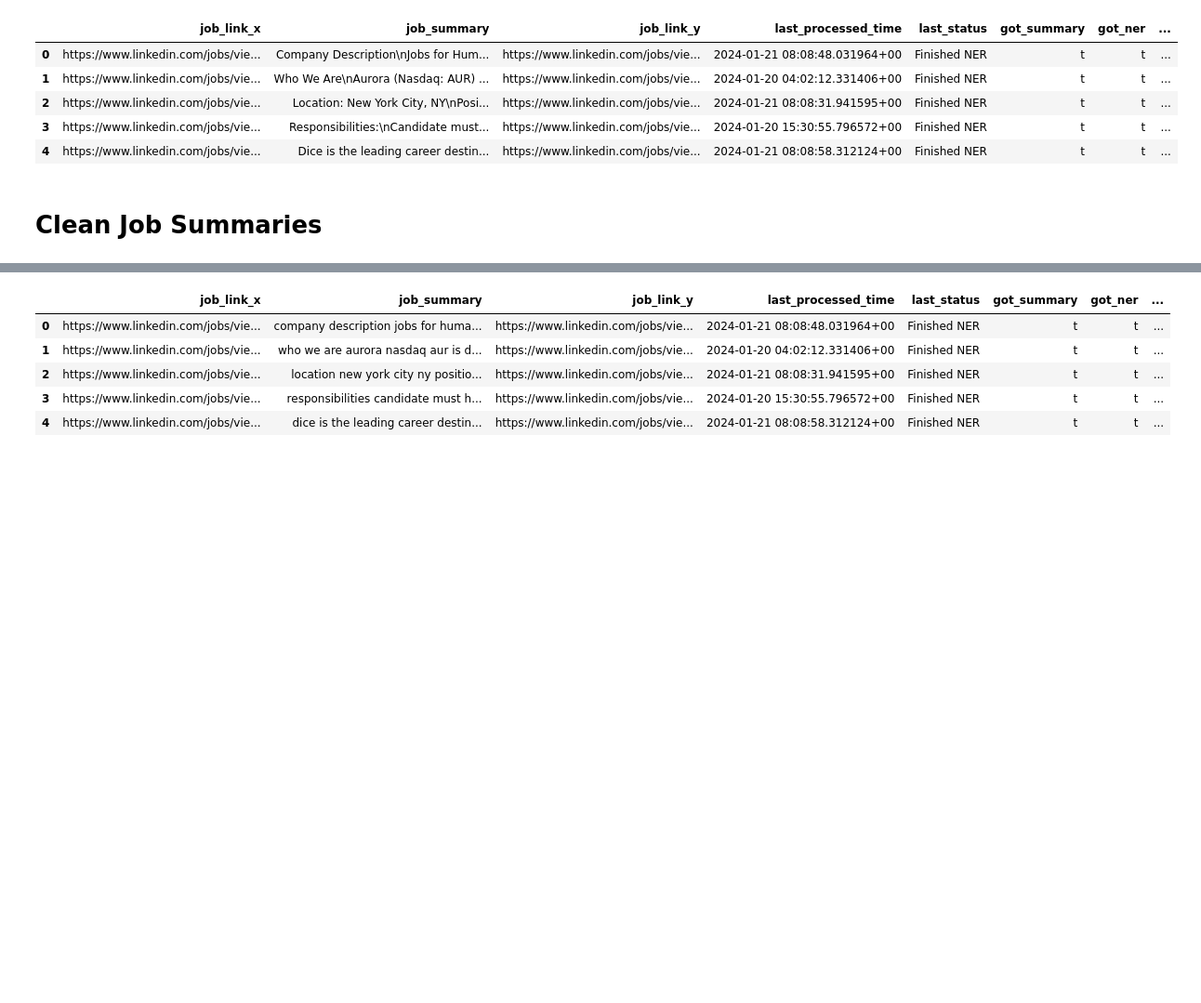
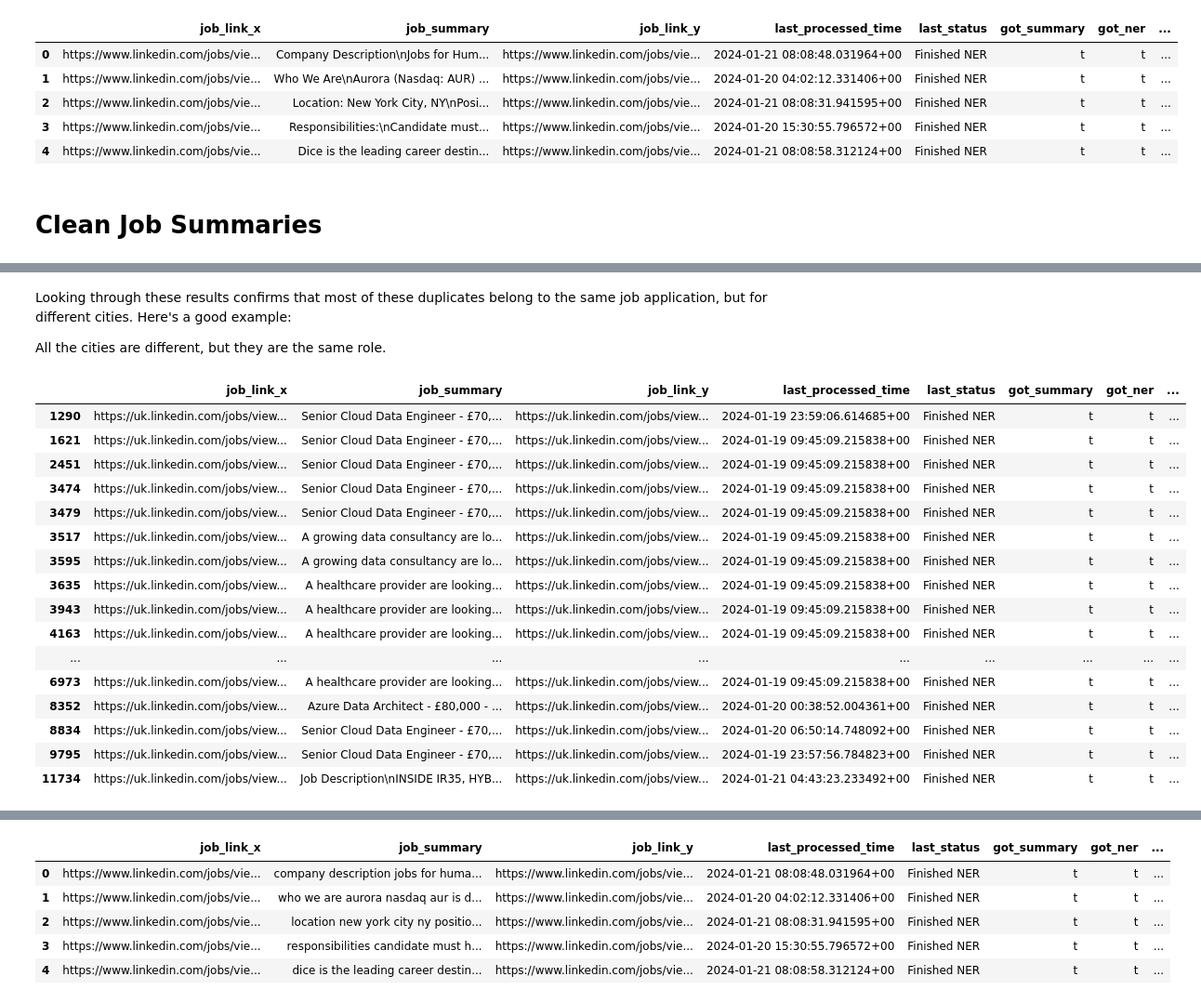
Before and after one commit to Thomas-Kulch/text_data_toolkit, a Jupyter notebook: eda/EDA_Job_Descriptions.ipynb, the cells around one changed output, grey strips where cells are left out. Shown: that part at 93% size. Drawn from its saved outputs; the diff is of its cells as text; code cells hidden in the pictures; blank space fills up the shorter version.

Commit message:
edited job_skills in data_transformation.py file and did EDA in EDA_Job_Descriptions.ipynb

```diff
--- a/eda/EDA_Job_Descriptions.ipynb
+++ b/eda/EDA_Job_Descriptions.ipynb
@@ -119,0 +343,7 @@ merged_jobs_raw.head() # check that merge worked
+# %%
+# check for irrelevant jobs
+# homogenize job titles first
+merged_jobs_raw["clean_job_title"] = merged_jobs_raw["job_title"].str.lower().str.replace(r'[^\w\s]', '', regex=True)
+
+merged_jobs_bad_titles = merged_jobs_raw[~merged_jobs_raw["clean_job_title"].str.contains("data|engineer|ml |machine learning", case=False, regex=True)]
+merged_jobs_bad_titles
@@ -119,0 +487,26 @@ merged_jobs_raw.head() # check that merge worked
+# %% [markdown]
+Looking through these results confirms that most of these duplicates belong to the same job application, but for different cities. Here's a good example:
+
+All the cities are different, but they are the same role.
+# %%
+company = 'Nigel Frank International'
+
+merged_jobs_raw[merged_jobs_raw['company'] == company]
+# %% [output]
+|  | job_link_x | job_summary | job_link_y | last_processed_time | last_status | got_summary | got_ner | ... |
+| 1290 | https://uk.linkedin.com/jobs/view... | Senior Cloud Data Engineer - £70,... | https://uk.linkedin.com/jobs/view... | 2024-01-19 23:59:06.614685+00 | Finished NER | t | t | ... |
+| 1621 | https://uk.linkedin.com/jobs/view... | Senior Cloud Data Engineer - £70,... | https://uk.linkedin.com/jobs/view... | 2024-01-19 09:45:09.215838+00 | Finished NER | t | t | ... |
+| 2451 | https://uk.linkedin.com/jobs/view... | Senior Cloud Data Engineer - £70,... | https://uk.linkedin.com/jobs/view... | 2024-01-19 09:45:09.215838+00 | Finished NER | t | t | ... |
+| 3474 | https://uk.linkedin.com/jobs/view... | Senior Cloud Data Engineer - £70,... | https://uk.linkedin.com/jobs/view... | 2024-01-19 09:45:09.215838+00 | Finished NER | t | t | ... |
+| 3479 | https://uk.linkedin.com/jobs/view... | Senior Cloud Data Engineer - £70,... | https://uk.linkedin.com/jobs/view... | 2024-01-19 09:45:09.215838+00 | Finished NER | t | t | ... |
+| 3517 | https://uk.linkedin.com/jobs/view... | A growing data consultancy are lo... | https://uk.linkedin.com/jobs/view... | 2024-01-19 09:45:09.215838+00 | Finished NER | t | t | ... |
+| 3595 | https://uk.linkedin.com/jobs/view... | A growing data consultancy are lo... | https://uk.linkedin.com/jobs/view... | 2024-01-19 09:45:09.215838+00 | Finished NER | t | t | ... |
+| 3635 | https://uk.linkedin.com/jobs/view... | A healthcare provider are looking... | https://uk.linkedin.com/jobs/view... | 2024-01-19 09:45:09.215838+00 | Finished NER | t | t | ... |
+| 3943 | https://uk.linkedin.com/jobs/view... | A healthcare provider are looking... | https://uk.linkedin.com/jobs/view... | 2024-01-19 09:45:09.215838+00 | Finished NER | t | t | ... |
+| 4163 | https://uk.linkedin.com/jobs/view... | A healthcare provider are looking... | https://uk.linkedin.com/jobs/view... | 2024-01-19 09:45:09.215838+00 | Finished NER | t | t | ... |
+| ... | ... | ... | ... | ... | ... | ... | ... | ... |
+| 6973 | https://uk.linkedin.com/jobs/view... | A healthcare provider are looking... | https://uk.linkedin.com/jobs/view... | 2024-01-19 09:45:09.215838+00 | Finished NER | t | t | ... |
+| 8352 | https://uk.linkedin.com/jobs/view... | Azure Data Architect - £80,000 - ... | https://uk.linkedin.com/jobs/view... | 2024-01-20 00:38:52.004361+00 | Finished NER | t | t | ... |
+| 8834 | https://uk.linkedin.com/jobs/view... | Senior Cloud Data Engineer - £70,... | https://uk.linkedin.com/jobs/view... | 2024-01-20 06:50:14.748092+00 | Finished NER | t | t | ... |
+| 9795 | https://uk.linkedin.com/jobs/view... | Senior Cloud Data Engineer - £70,... | https://uk.linkedin.com/jobs/view... | 2024-01-19 23:57:56.784823+00 | Finished NER | t | t | ... |
+| 11734 | https://uk.linkedin.com/jobs/view... | Job Description\nINSIDE IR35, HYB... | https://uk.linkedin.com/jobs/view... | 2024-01-21 04:43:23.233492+00 | Finished NER | t | t | ... |
```
Also changed, not shown: parts of 58 cells of this notebook, 1 other file.
